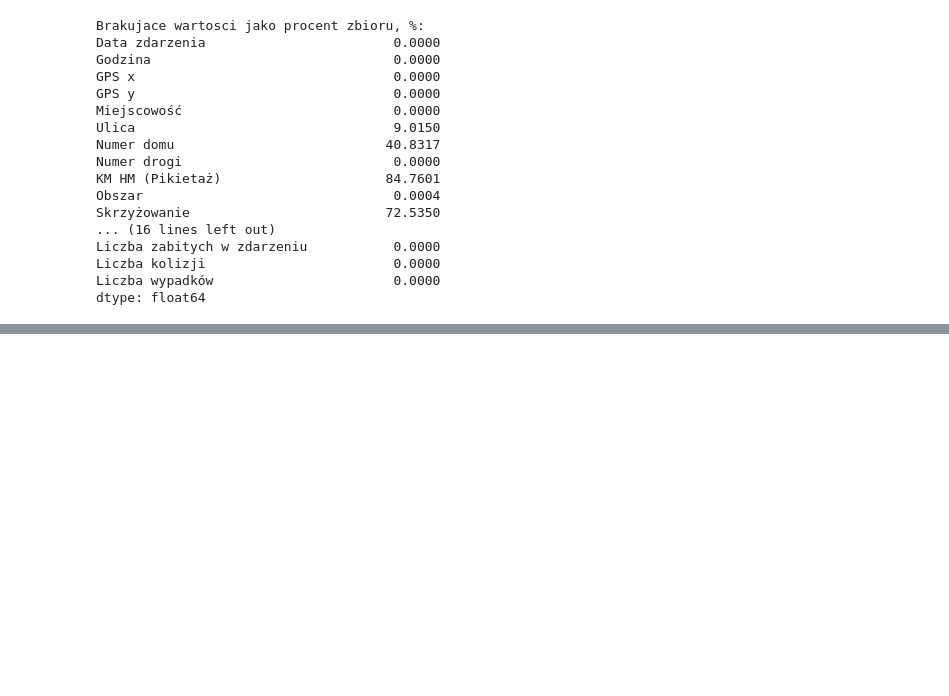
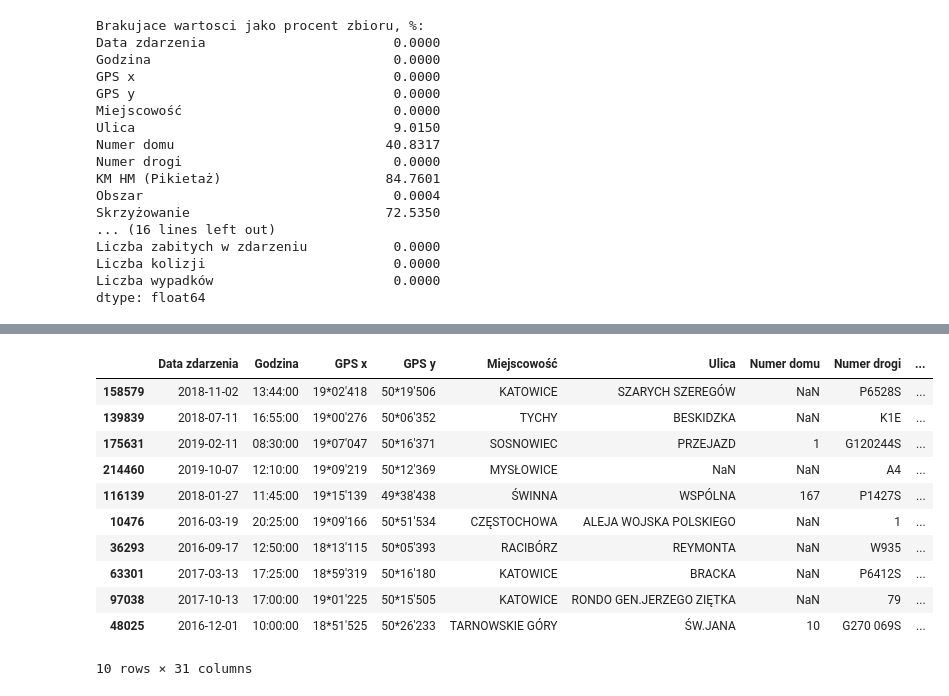
Before and after one commit to Aleksandra094/CarAccident, a Jupyter notebook: CarAccidents1.ipynb, the cells around one changed output, grey strips where cells are left out. Saved outputs shown, nothing was run; the diff lists cells and outputs as text; code cells hidden in the pictures; blank space fills up the shorter version.

Commit message:
Date and time collumns merge, conversion to datetime

```diff
--- a/CarAccidents1.ipynb
+++ b/CarAccidents1.ipynb
@@ -121,0 +148,18 @@ dane.sample(50)
+# %%
+# Data zdarzenia i Godzina do typu datetime
+df['data_full'] = pd.to_datetime(df['data_full'], format='%Y-%m-%d %H:%M:%S')
+df.sample(10)
+# TO-DO: Jaki to dzien tygodnia? Jaki to dzien miesiaca? To dzien czy noc? Jaka faza ksiezyca itd..
+# %% [output]
+|  | Data zdarzenia | Godzina | GPS x | GPS y | Miejscowość | Ulica | Numer domu | Numer drogi | ... |
+| 158579 | 2018-11-02 | 13:44:00 | 19*02'418 | 50*19'506 | KATOWICE | SZARYCH SZEREGÓW | NaN | P6528S | ... |
+| 139839 | 2018-07-11 | 16:55:00 | 19*00'276 | 50*06'352 | TYCHY | BESKIDZKA | NaN | K1E | ... |
+| 175631 | 2019-02-11 | 08:30:00 | 19*07'047 | 50*16'371 | SOSNOWIEC | PRZEJAZD | 1 | G120244S | ... |
+| 214460 | 2019-10-07 | 12:10:00 | 19*09'219 | 50*12'369 | MYSŁOWICE | NaN | NaN | A4 | ... |
+| 116139 | 2018-01-27 | 11:45:00 | 19*15'139 | 49*38'438 | ŚWINNA | WSPÓLNA | 167 | P1427S | ... |
+| 10476 | 2016-03-19 | 20:25:00 | 19*09'166 | 50*51'534 | CZĘSTOCHOWA | ALEJA WOJSKA POLSKIEGO | NaN | 1 | ... |
+| 36293 | 2016-09-17 | 12:50:00 | 18*13'115 | 50*05'393 | RACIBÓRZ | REYMONTA | NaN | W935 | ... |
+| 63301 | 2017-03-13 | 17:25:00 | 18*59'319 | 50*16'180 | KATOWICE | BRACKA | NaN | P6412S | ... |
+| 97038 | 2017-10-13 | 17:00:00 | 19*01'225 | 50*15'505 | KATOWICE | RONDO GEN.JERZEGO ZIĘTKA | NaN | 79 | ... |
+| 48025 | 2016-12-01 | 10:00:00 | 18*51'525 | 50*26'233 | TARNOWSKIE GÓRY | ŚW.JANA | 10 | G270 069S | ... |
+10 rows × 31 columns
```
Also changed, not shown: parts of 6 cells of this notebook.
